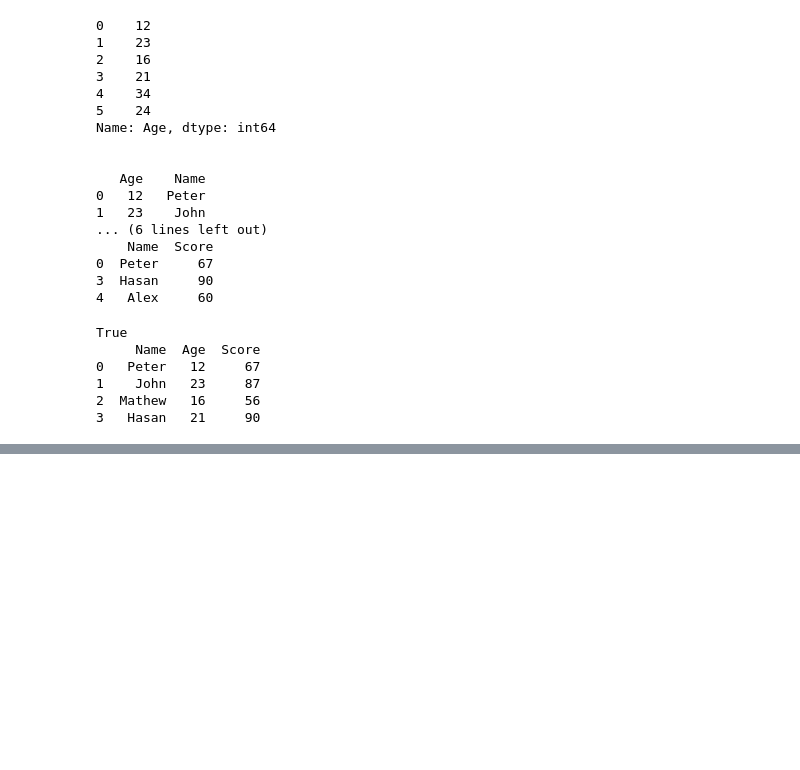
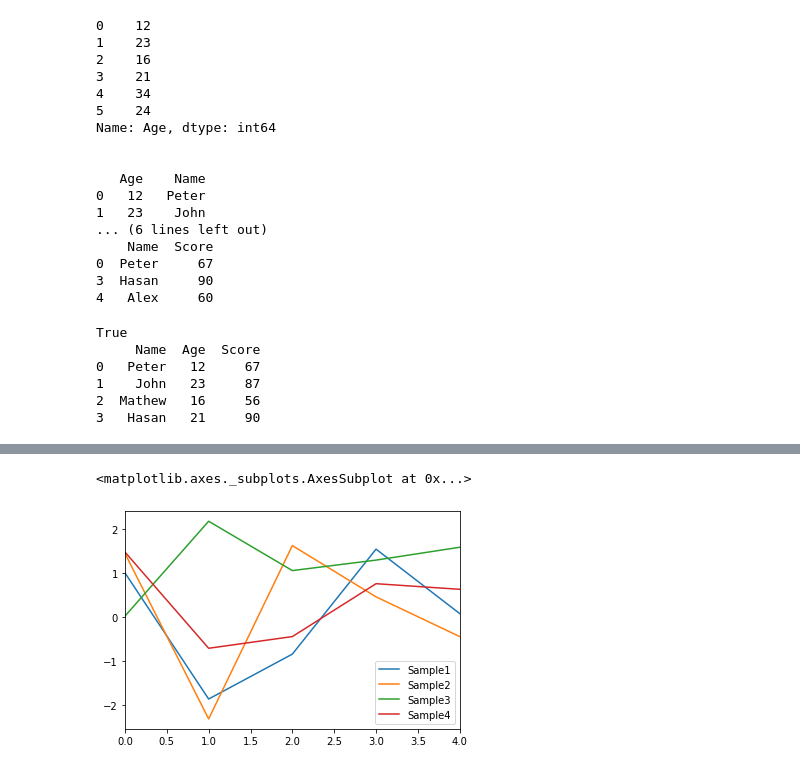
Before and after one commit to ludwig2000/ADG-ML, a Jupyter notebook: WEEK-1/LearnPandas.ipynb, the cells around one changed output, grey strips where cells are left out. Saved outputs shown, nothing was run; the diff lists cells and outputs as text; code cells hidden in the pictures; blank space fills up the shorter version.

```diff
--- a/WEEK-1/LearnPandas.ipynb
+++ b/WEEK-1/LearnPandas.ipynb
@@ -256,0 +424,4 @@ True
+# %%
+#<--- visualisation -->
+df1 = pd.DataFrame(np.random.randn(5,4) ,columns = list(['Sample1','Sample2','Sample3','Sample4']))
+df1
@@ -256,0 +435,5 @@ True
+# %%
+df1.plot()
+# %% [output]
+<matplotlib.axes._subplots.AxesSubplot at 0x...>
+[figure, added]
```
Also changed, not shown: parts of 13 cells of this notebook, 1 other file.
